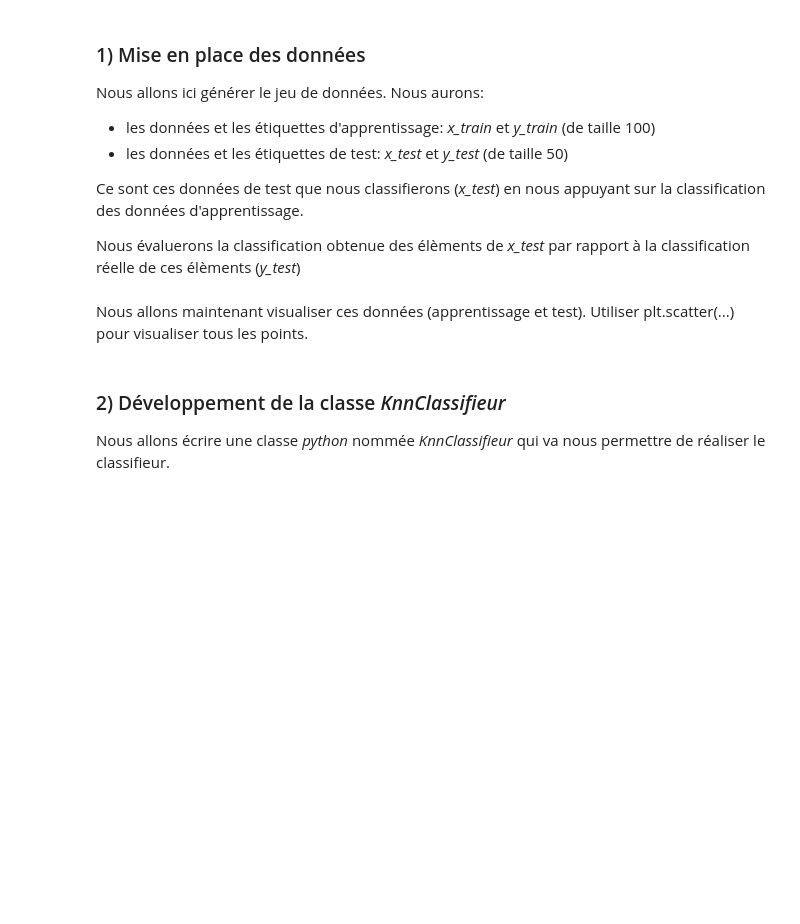
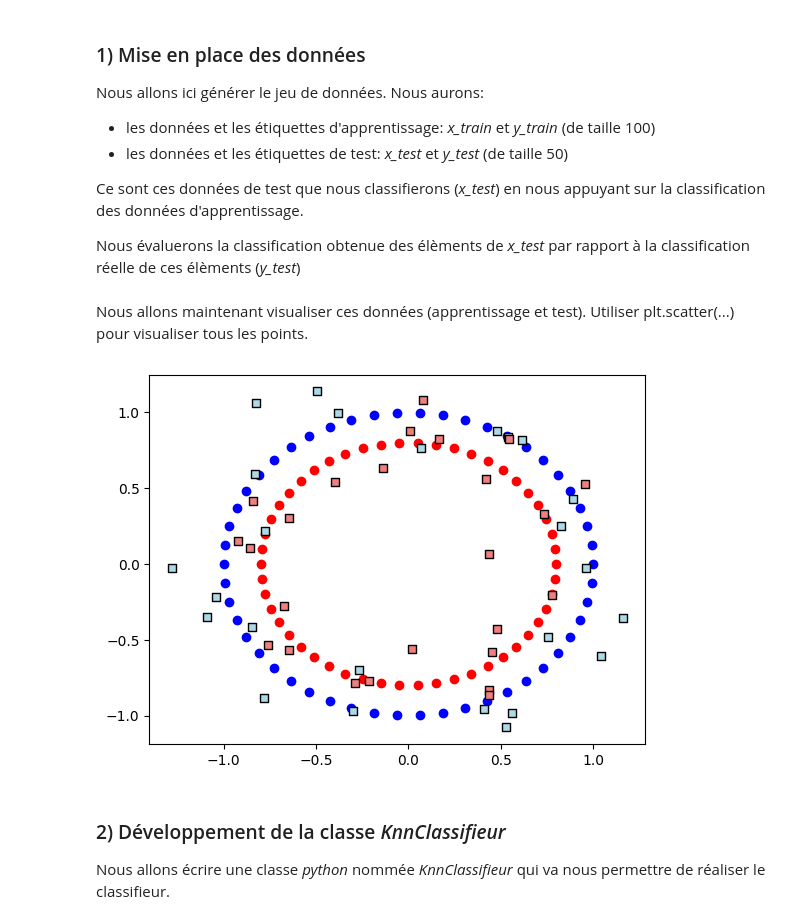
Before and after one commit to helldeal/IUT3, a Jupyter notebook: Modelisation-Maths/TD2/knn_td2_version_base.ipynb, the cells around one changed output. Saved outputs shown, nothing was run; the diff lists cells and outputs as text; code cells hidden in the pictures; blank space fills up the shorter version.

```diff
--- a/Modelisation-Maths/TD2/knn_td2_version_base.ipynb
+++ b/Modelisation-Maths/TD2/knn_td2_version_base.ipynb
@@ -41,6 +41,6 @@ Nous allons ici générer le jeu de données. Nous aurons:
 #génération des ensembles de données et des étiquettes, regarder la documentation de make_circles
 
 x_train , y_train = make_circles(100, noise=0, random_state=1)
-x_test , y_test = make_circles(50, noise=0.05, random_state=1)
+x_test , y_test = make_circles(50, noise=0.15, random_state=1)
 # %% [markdown]
 Nous allons maintenant visualiser ces données (apprentissage et test). Utiliser plt.scatter(...) pour visualiser tous les points.
@@ -49,3 +47,15 @@ Nous allons maintenant visualiser ces données (apprentissage et test). Utiliser
+# %%
+# Visualiser les données d'apprentissage
+plt.scatter(x_train[y_train == 0][:, 0], x_train[y_train == 0][:, 1], c='blue', label='Classe 0')
+plt.scatter(x_train[y_train == 1][:, 0], x_train[y_train == 1][:, 1], c='red', label='Classe 1')
+
+# Visualiser les données de test
+plt.scatter(x_test[y_test == 0][:, 0], x_test[y_test == 0][:, 1], c='lightblue', marker='s', edgecolors='black', label='Test Classe 0')
+plt.scatter(x_test[y_test == 1][:, 0], x_test[y_test == 1][:, 1], c='lightcoral', marker='s', edgecolors='black', label='Test Classe 1')
+
+plt.show()
+# %% [output]
+[figure, added]
 # %% [markdown]
 ### 2) Développement de la classe *KnnClassifieur*
 
```
Also changed, not shown: parts of 10 cells of this notebook.
